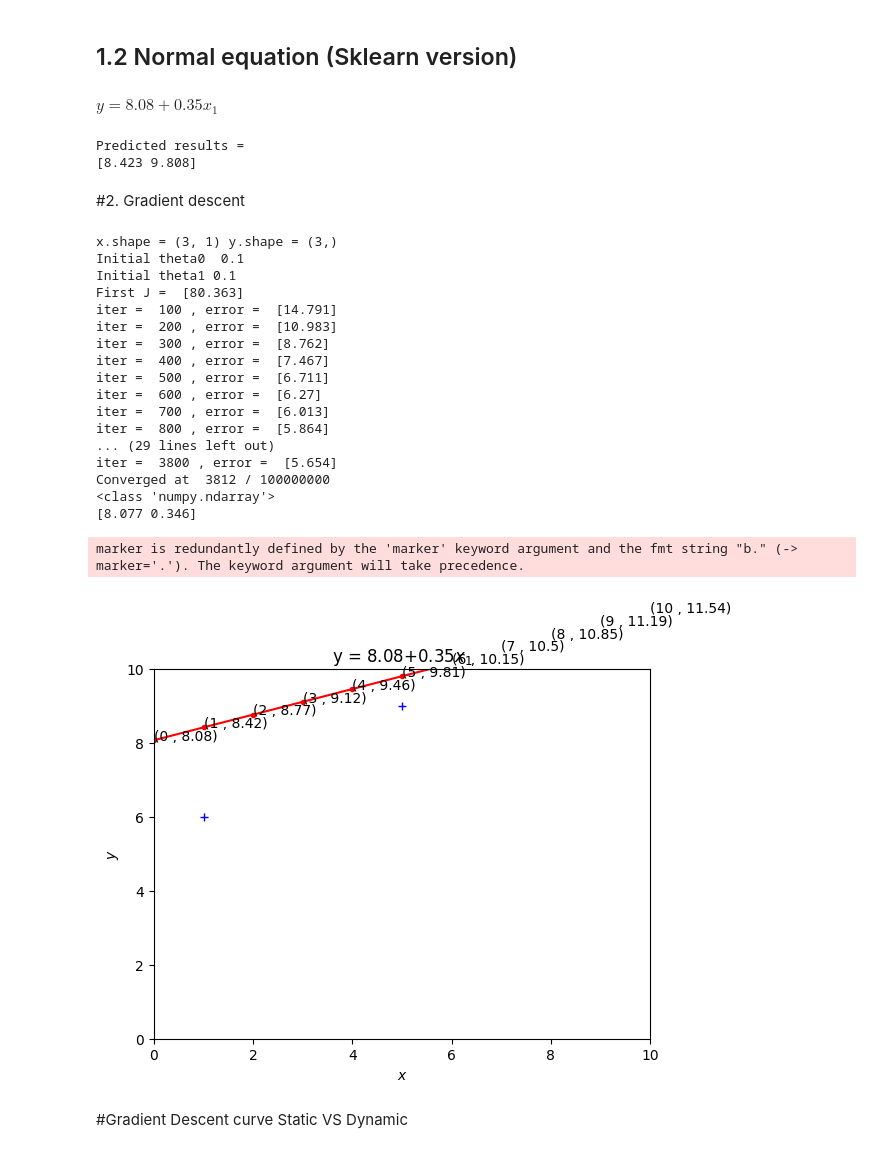
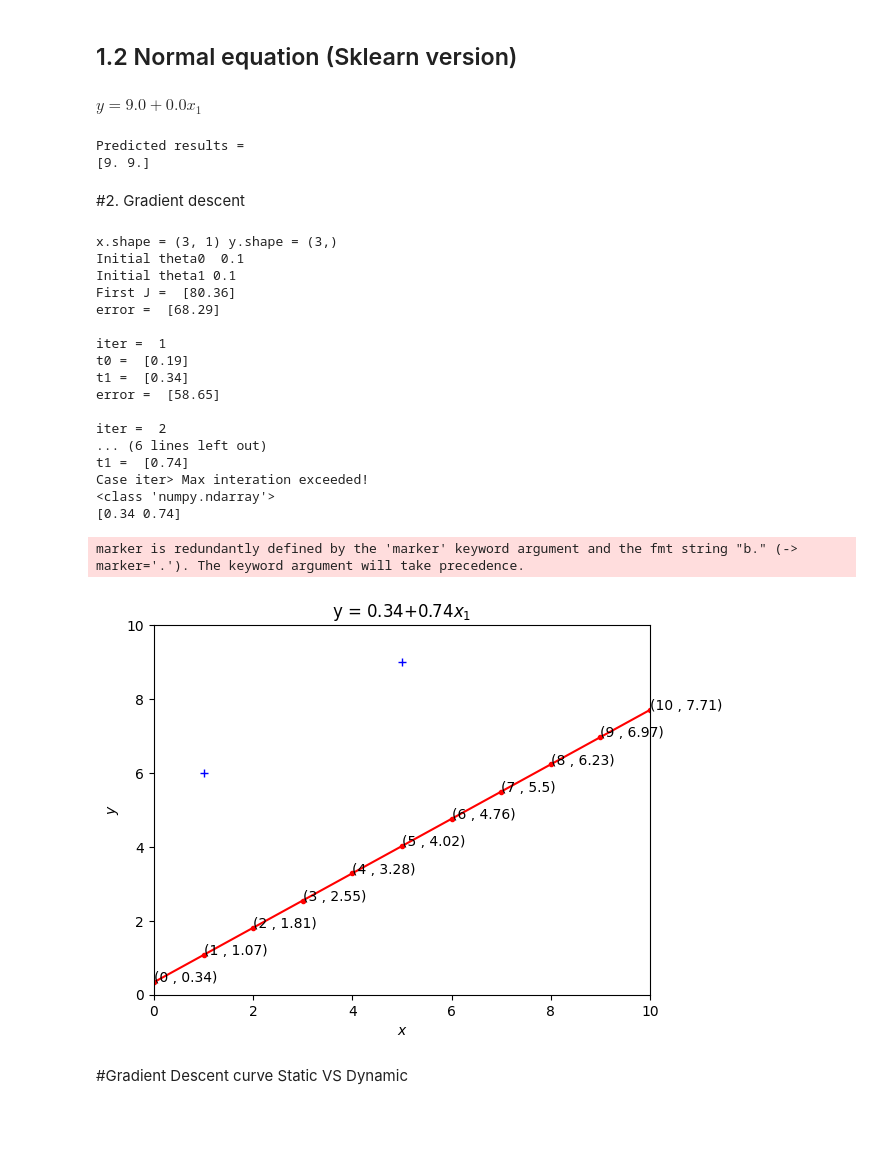
Before and after one commit to ekaratnida/Applied-machine-learning, a Jupyter notebook: Week02-LR/Lab2.ipynb, the cells around one changed output. Drawn from its saved outputs; the diff is of its cells as text; code cells hidden in the pictures; blank space fills up the shorter version.

```diff
--- a/Week02-LR/Lab2.ipynb
+++ b/Week02-LR/Lab2.ipynb
@@ -2,3 +2,16 @@
 <a href="https://colab.research.google.com/github/ekaratnida/Applied-machine-learning/blob/master/Week02-LR/Lab2.ipynb" target="_parent"><img src="https://colab.research.google.com/assets/colab-badge.svg" alt="Open In Colab"/></a>
 # %% [markdown]
 ## 1.1 Normal equation (Numpy version)
+# %%
+import numpy as np
+np.set_printoptions(precision=2)
+
+x = np.array([0,0,0])
+y = np.array([12,9,6])
+x_b = np.c_[np.ones((len(x),1)),x]
+print("x_b = ",x_b)
+
+#call inverse function from linear algebra module
+theta = np.linalg.pinv(x_b.T.dot(x_b)).dot(x_b.T).dot(y)
+print(type(theta))
+print("theta = ", theta)
@@ -48,7 +48,7 @@ y predict =  [ 8.077  8.423  8.769  9.115  9.462  9.808 10.154 10.5   10.846 11.
 # %%
 from IPython.display import display, Latex
 from sklearn.linear_model import LinearRegression
-x = np.array([[2,5,1]]).T
+x = np.array([[0,0,0]]).T
 y = np.array([12,9,6])
 
 lin_reg = LinearRegression()
@@ -59,9 +59,9 @@ ans = lin_reg.predict(x_n)
 print("Predicted results = ")
 print(ans)
 # %% [output]
-$y = 8.08+0.35x_1$
+$y = 9.0+0.0x_1$
 Predicted results =
-[8.423 9.808]
+[9. 9.]
 # %% [markdown]
 #2. Gradient descent
 # %%
@@ -136,50 +138,50 @@ if __name__ == '__main__':
   x = np.array([[2,5,1]]).T # or x = np.array([[0],[2],[3]])
   y = np.array([12,9,6])
   print("x.shape = %s y.shape = %s" %(x.shape, y.shape))
-  alpha = 0.01 # learning rate
+  eta = 0.01 # learning rate
 
-  theta = gradient_descent(alpha, x, y,ep=0.0000000001, max_iter=100000000)
+  theta = gradient_descent(eta, x, y,ep=0.00000000001, max_iter=3)
   print(type(theta))
   print (theta)
 
 
   #prediction
   x_t = range(0,11)
   x_t_b = np.c_[np.ones((len(x_t),1)), x_t]
   y_p = x_t_b.dot(theta)
   #print("x_test = ",x_t)
   #print("y predict = ",y_p)
 
   # plot
   plt.title("y = "+str(np.round(theta[0],2))+"+"+str(np.round(theta[1],2))+r"$x_1$")
   plt.plot(x_t, y_p,"r.-")
   plt.plot(x, y, "b.",marker="+")
   for x,y in zip(x_t, y_p):
     plt.text( x ,y, f"({np.round(x,2)} , {np.round(y,2)})")
   plt.axis([0,10,0,10])
   plt.xlabel(r'$x$')
   plt.ylabel(r'$y$')
   plt.show()
 # %% [output]
 x.shape = (3, 1) y.shape = (3,)
 Initial theta0  0.1
 Initial theta1 0.1
-First J =  [80.363]
-iter =  100 , error =  [14.791]
-iter =  200 , error =  [10.983]
-iter =  300 , error =  [8.762]
-iter =  400 , error =  [7.467]
-iter =  500 , error =  [6.711]
-iter =  600 , error =  [6.27]
-iter =  700 , error =  [6.013]
-iter =  800 , error =  [5.864]
-... (29 lines left out)
-iter =  3800 , error =  [5.654]
-Converged at  3812 / 100000000
+First J =  [80.36]
+error =  [68.29]
+
+iter =  1
+t0 =  [0.19]
+t1 =  [0.34]
+error =  [58.65]
+
+iter =  2
+... (6 lines left out)
+t1 =  [0.74]
+Case iter> Max interation exceeded!
 <class 'numpy.ndarray'>
-[8.077 0.346]
+[0.34 0.74]
 marker is redundantly defined by the 'marker' keyword argument and the fmt string "b." (-> marker='.'). The keyword argument will take precedence.
-[figure, old version]
+[figure, new version]
 # %% [markdown]
 #Gradient Descent curve Static VS Dynamic
 # %%
```
Also changed, not shown: parts of 4 cells of this notebook.
